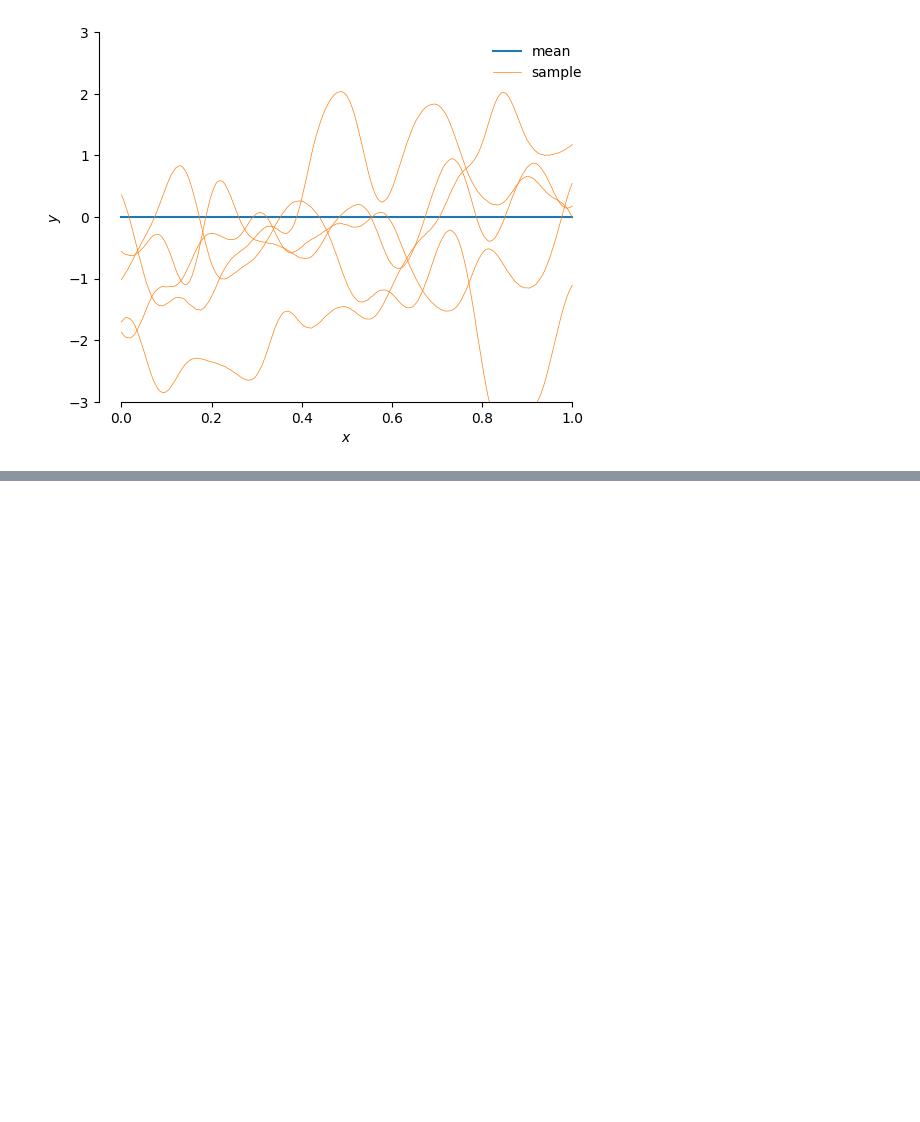
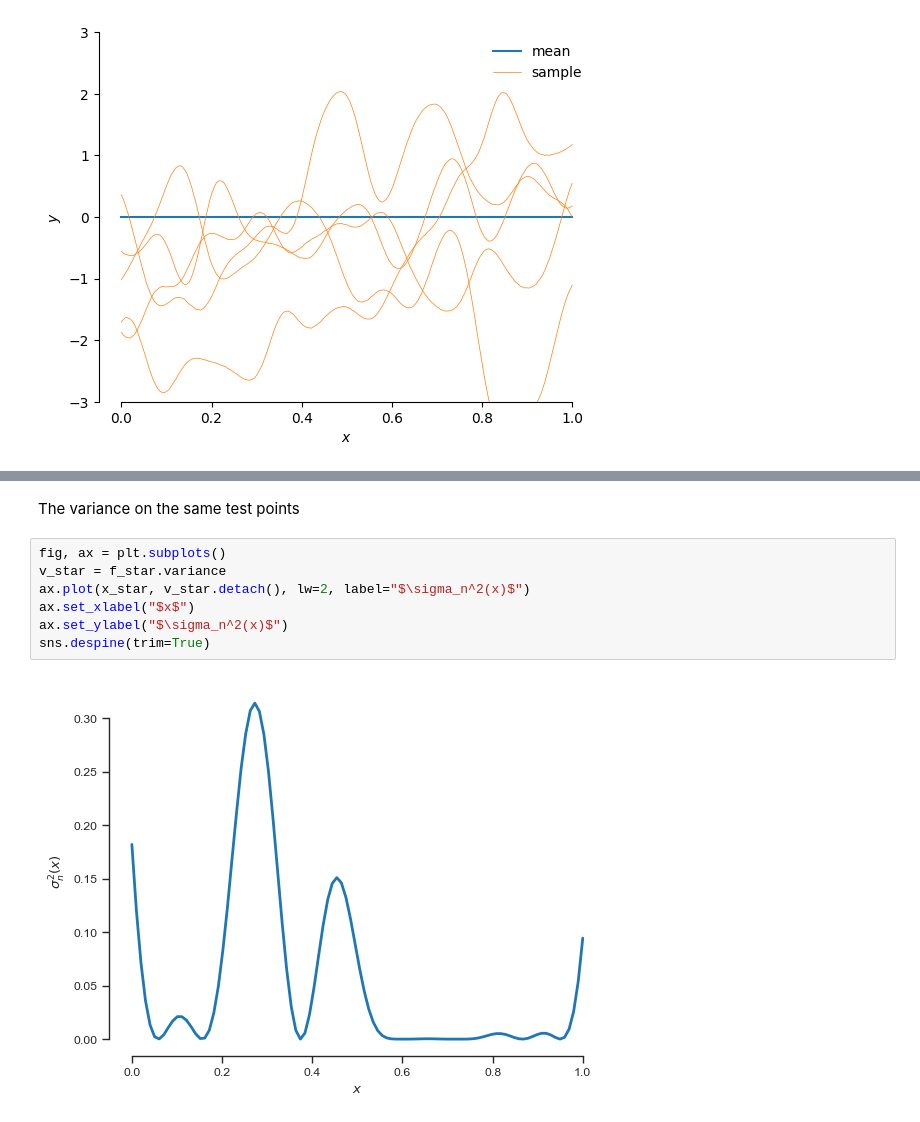
Before and after one commit to xplutoy/cookbook-ml, a Jupyter notebook: cookbook_ml/gpytorch.ipynb, the cells around one changed output, grey strips where cells are left out. Cells and saved outputs as stored; diff of their text form; blank space fills up the shorter version.

```diff
--- a/cookbook_ml/gpytorch.ipynb
+++ b/cookbook_ml/gpytorch.ipynb
@@ -334,0 +463,11 @@ sample_functions(mean_func, k, num_samples=5, num_test=200)
+# %% [markdown]
+The variance on the same test points
+# %%
+fig, ax = plt.subplots()
+v_star = f_star.variance
+ax.plot(x_star, v_star.detach(), lw=2, label="$\sigma_n^2(x)$")
+ax.set_xlabel("$x$")
+ax.set_ylabel("$\sigma_n^2(x)$")
+sns.despine(trim=True)
+# %% [output]
+[figure, added]
```
Also changed, not shown: parts of 24 cells of this notebook.
